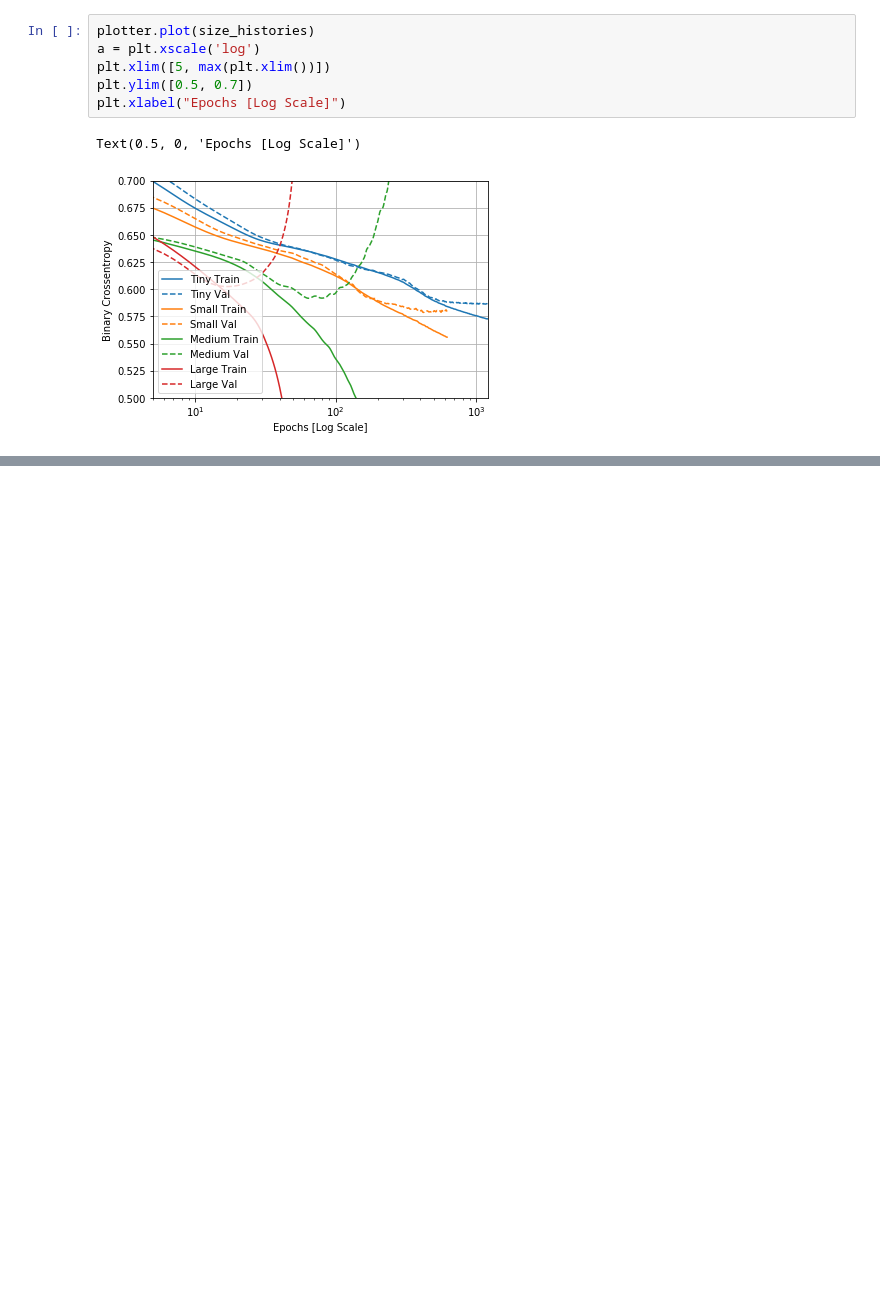
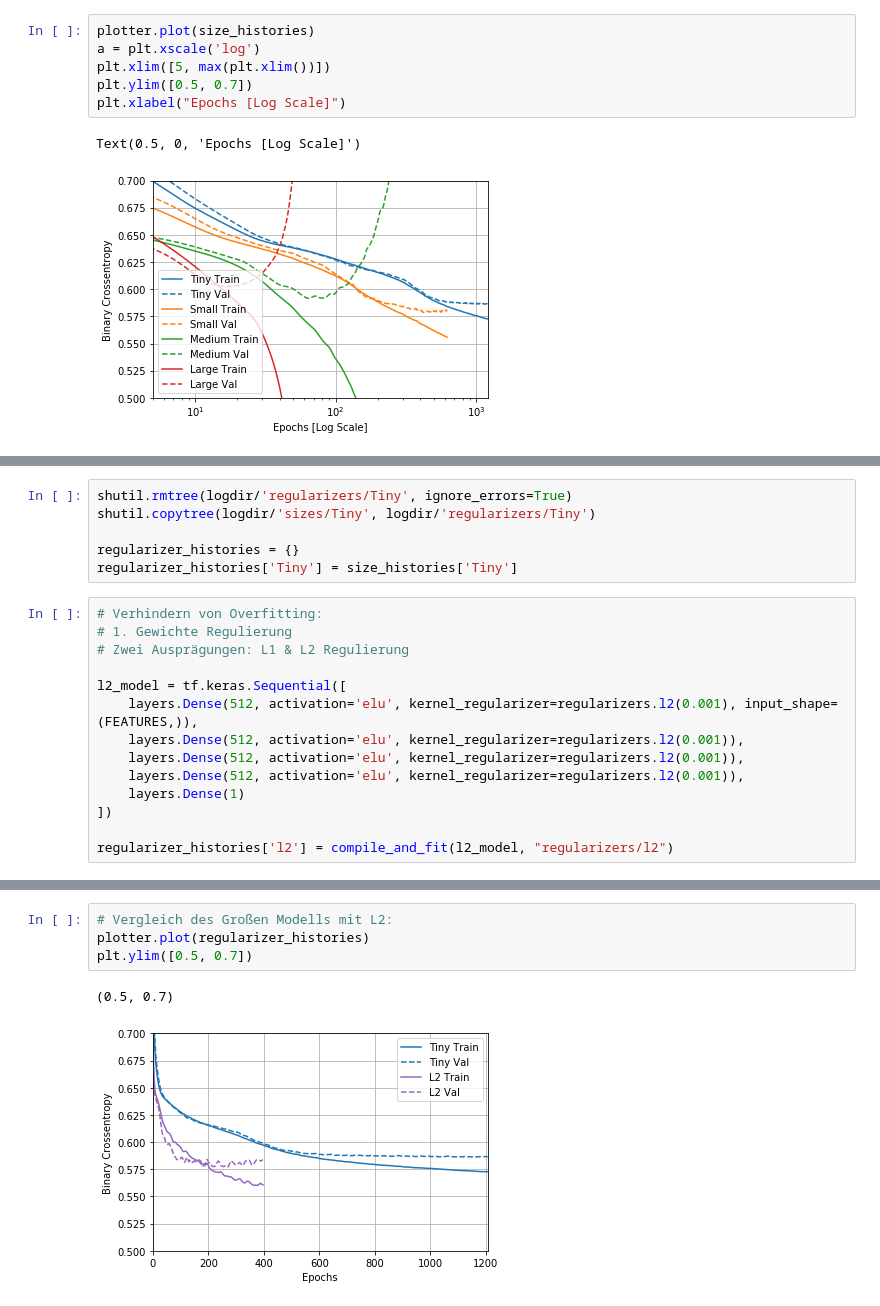
Before and after one commit to DerNiccoo/TensorFlow-training, a Jupyter notebook: 2.5 Overfit and underfit.ipynb, the cells around one changed output, grey strips where cells are left out. Drawn from its saved outputs; the diff is of its cells as text; blank space fills up the shorter version.

Commit message:
Added preventing of overfitting

```diff
--- a/2.5 Overfit and underfit.ipynb
+++ b/2.5 Overfit and underfit.ipynb
@@ -234,0 +224,20 @@ ERROR: Timed out waiting for TensorBoard to start. It may still be running as pi
+# %%
+shutil.rmtree(logdir/'regularizers/Tiny', ignore_errors=True)
+shutil.copytree(logdir/'sizes/Tiny', logdir/'regularizers/Tiny')
+
+regularizer_histories = {}
+regularizer_histories['Tiny'] = size_histories['Tiny']
+# %%
+# Verhindern von Overfitting:
+# 1. Gewichte Regulierung
+# Zwei Ausprägungen: L1 & L2 Regulierung
+
+l2_model = tf.keras.Sequential([
+    layers.Dense(512, activation='elu', kernel_regularizer=regularizers.l2(0.001), input_shape=(FEATURES,)),
+    layers.Dense(512, activation='elu', kernel_regularizer=regularizers.l2(0.001)),
+    layers.Dense(512, activation='elu', kernel_regularizer=regularizers.l2(0.001)),
+    layers.Dense(512, activation='elu', kernel_regularizer=regularizers.l2(0.001)),
+    layers.Dense(1)
+])
+
+regularizer_histories['l2'] = compile_and_fit(l2_model, "regularizers/l2")
@@ -234,0 +262,7 @@ ERROR: Timed out waiting for TensorBoard to start. It may still be running as pi
+# %%
+# Vergleich des Großen Modells mit L2:
+plotter.plot(regularizer_histories)
+plt.ylim([0.5, 0.7])
+# %% [output]
+(0.5, 0.7)
+[figure, added]
```
Also changed, not shown: parts of 7 cells of this notebook.
